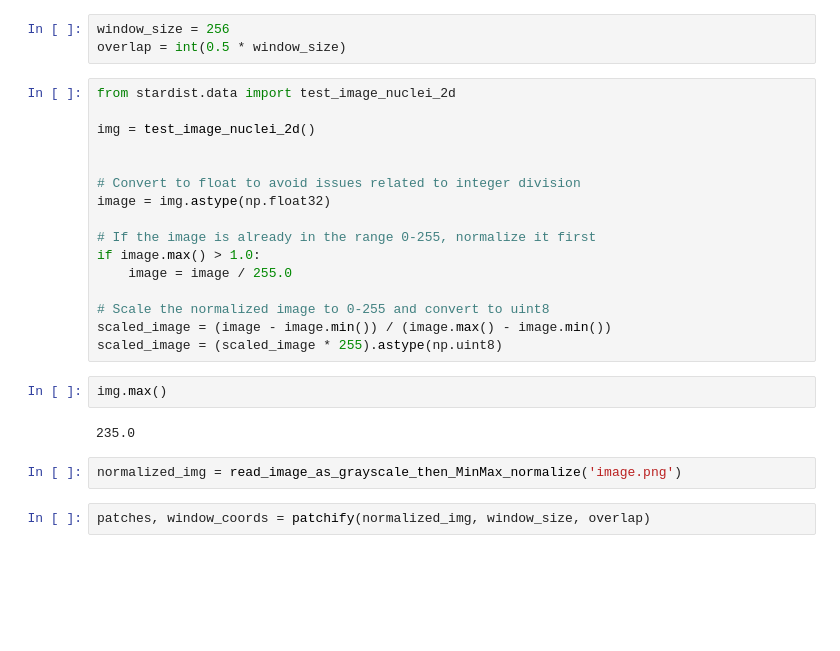
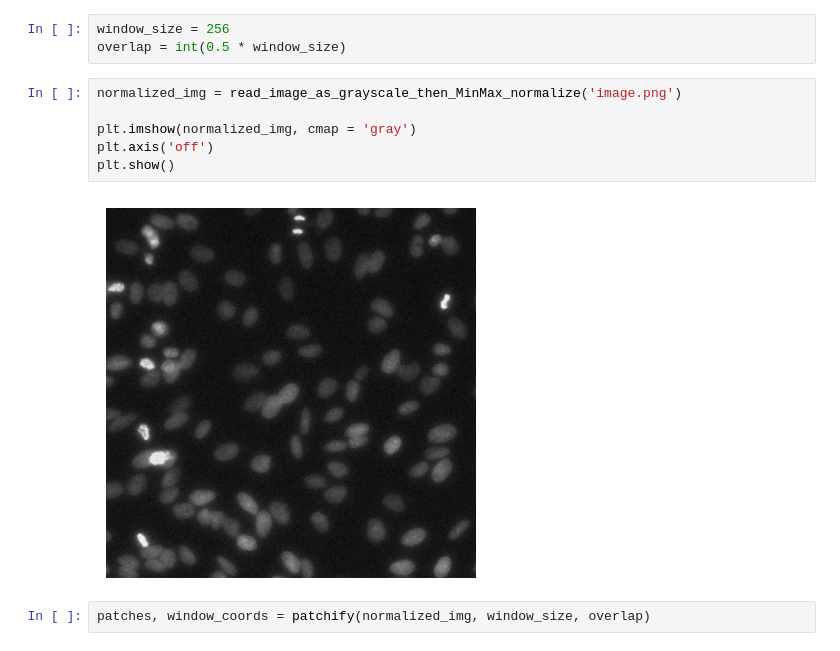
Before and after one commit to ajinkya-kulkarni/PyBlendPatches, a Jupyter notebook: Example.ipynb, the cells around one changed output. Cells and saved outputs as stored; diff of their text form; blank space fills up the shorter version.

```diff
--- a/Example.ipynb
+++ b/Example.ipynb
@@ -48,28 +48,14 @@ Using default values: prob_thresh=0.479071, nms_thresh=0.3.
 # %%
 window_size = 256
 overlap = int(0.5 * window_size)
-# %%
-from stardist.data import test_image_nuclei_2d
-
-img = test_image_nuclei_2d()
-
-
-# Convert to float to avoid issues related to integer division
-image = img.astype(np.float32)
-
-# If the image is already in the range 0-255, normalize it first
-if image.max() > 1.0:
-    image = image / 255.0
-
-# Scale the normalized image to 0-255 and convert to uint8
-scaled_image = (image - image.min()) / (image.max() - image.min())
-scaled_image = (scaled_image * 255).astype(np.uint8)
-# %%
-img.max()
-# %% [output]
-235.0
-# %%
-normalized_img = read_image_as_grayscale_then_MinMax_normalize('image.png')
+# %%
+normalized_img = read_image_as_grayscale_then_MinMax_normalize('image.png')
+
+plt.imshow(normalized_img, cmap = 'gray')
+plt.axis('off')
+plt.show()
+# %% [output]
+[figure, added]
 # %%
 patches, window_coords = patchify(normalized_img, window_size, overlap)
 # %%
```
Also changed, not shown: parts of 3 cells of this notebook, 3 other files.
